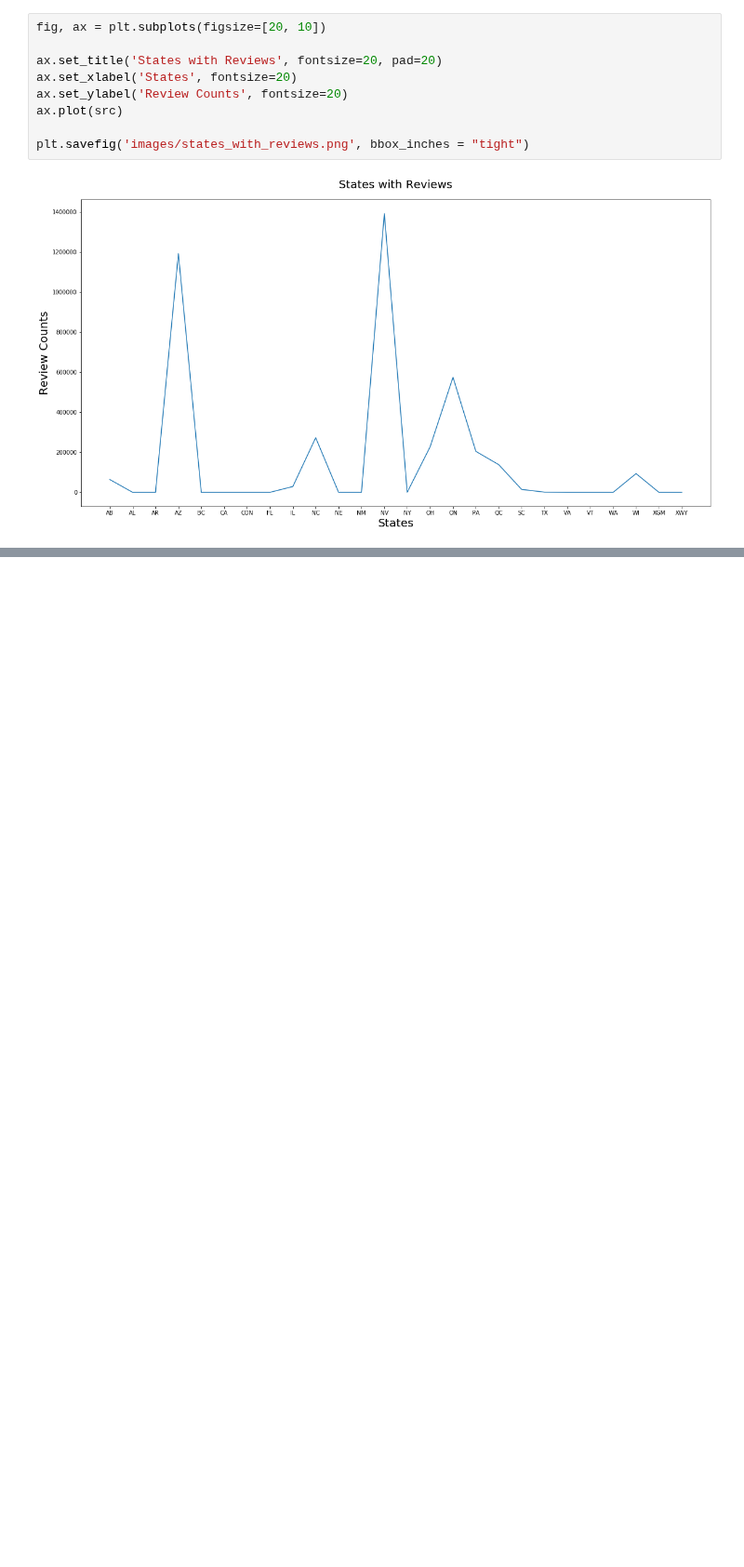
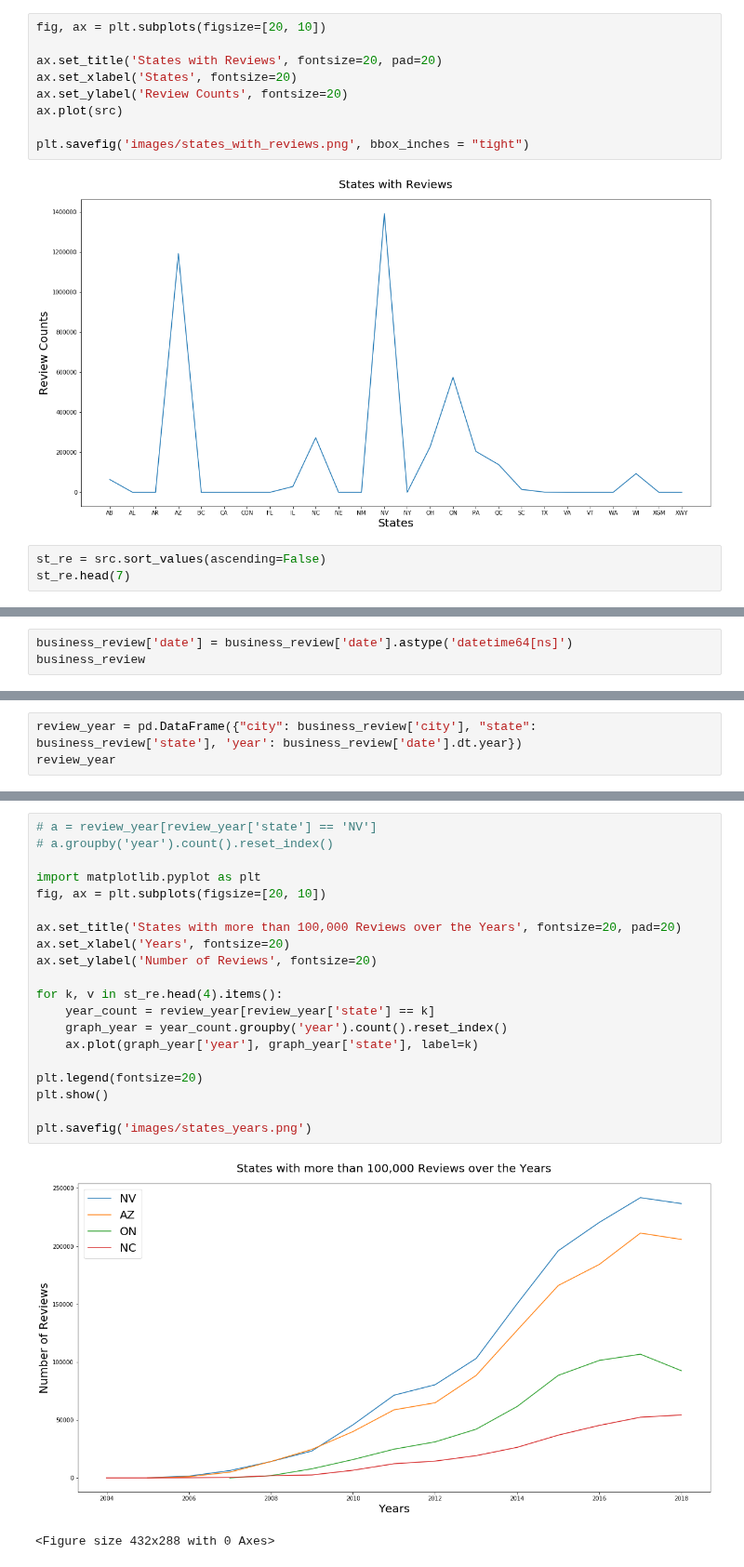
Before and after one commit to yueweng/restaurant-reviews, a Jupyter notebook: project.ipynb, the cells around one changed output, grey strips where cells are left out. Shown at 93% size. Saved outputs shown, nothing was run; the diff lists cells and outputs as text; blank space fills up the shorter version.

Commit message:
add state graphs

```diff
--- a/project.ipynb
+++ b/project.ipynb
@@ -229,3 +226,6 @@ ax.plot(src)
 plt.savefig('images/states_with_reviews.png', bbox_inches = "tight")
 # %% [output]
 [figure]
+# %%
+st_re = src.sort_values(ascending=False)
+st_re.head(7)
@@ -231,0 +242,3 @@ plt.savefig('images/states_with_reviews.png', bbox_inches = "tight")
+# %%
+business_review['date'] = business_review['date'].astype('datetime64[ns]')
+business_review
@@ -231,0 +247,3 @@ plt.savefig('images/states_with_reviews.png', bbox_inches = "tight")
+# %%
+review_year = pd.DataFrame({"city": business_review['city'], "state": business_review['state'], 'year': business_review['date'].dt.year})
+review_year
@@ -231,0 +264,23 @@ plt.savefig('images/states_with_reviews.png', bbox_inches = "tight")
+# %%
+# a = review_year[review_year['state'] == 'NV']
+# a.groupby('year').count().reset_index()
+
+import matplotlib.pyplot as plt
+fig, ax = plt.subplots(figsize=[20, 10])
+
+ax.set_title('States with more than 100,000 Reviews over the Years', fontsize=20, pad=20)
+ax.set_xlabel('Years', fontsize=20)
+ax.set_ylabel('Number of Reviews', fontsize=20)
+
+for k, v in st_re.head(4).items():
+    year_count = review_year[review_year['state'] == k]
+    graph_year = year_count.groupby('year').count().reset_index()
+    ax.plot(graph_year['year'], graph_year['state'], label=k)
+
+plt.legend(fontsize=20)
+plt.show()
+
+plt.savefig('images/states_years.png')
+# %% [output]
+[figure, added]
+<Figure size 432x288 with 0 Axes>
```
Also changed, not shown: parts of 13 cells of this notebook, 3 other files.
